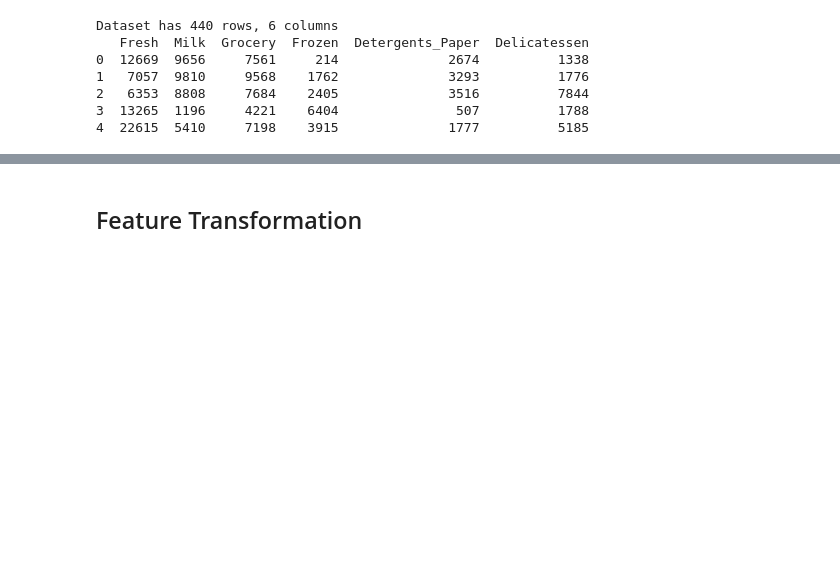
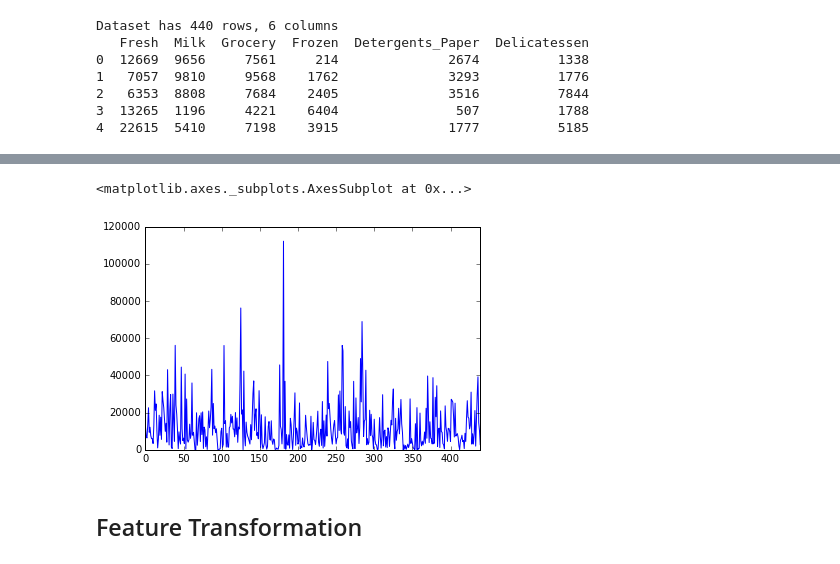
Before and after one commit to Shmuelnaaman/customer_segments, a Jupyter notebook: customer_segments.ipynb, the cells around one changed output, grey strips where cells are left out. Saved outputs shown, nothing was run; the diff lists cells and outputs as text; code cells hidden in the pictures; blank space fills up the shorter version.

```diff
--- a/customer_segments.ipynb
+++ b/customer_segments.ipynb
@@ -32,3 +52,8 @@ Dataset has 440 rows, 6 columns
+# %%
+data["Fresh"].plot()
+# %% [output]
+<matplotlib.axes._subplots.AxesSubplot at 0x...>
+[figure, added]
 # %% [markdown]
 ## Feature Transformation
 # %% [markdown]
```
Also changed, not shown: parts of 11 cells of this notebook, 2 other files.
